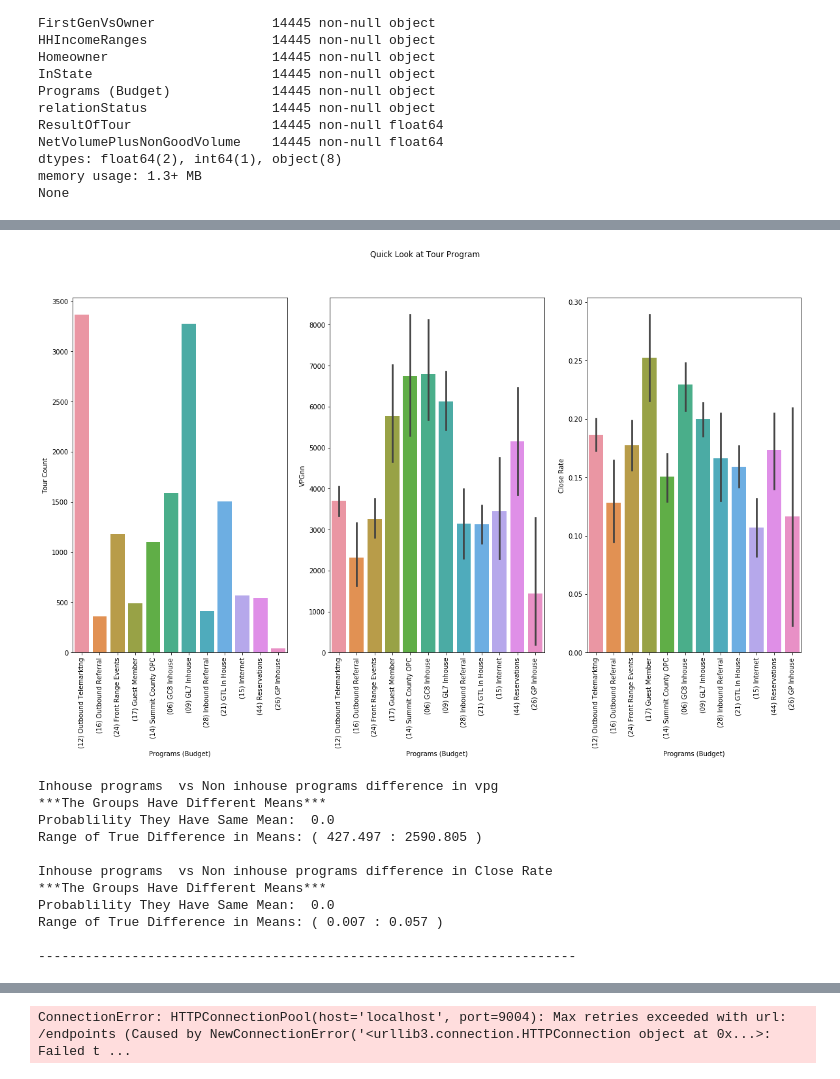
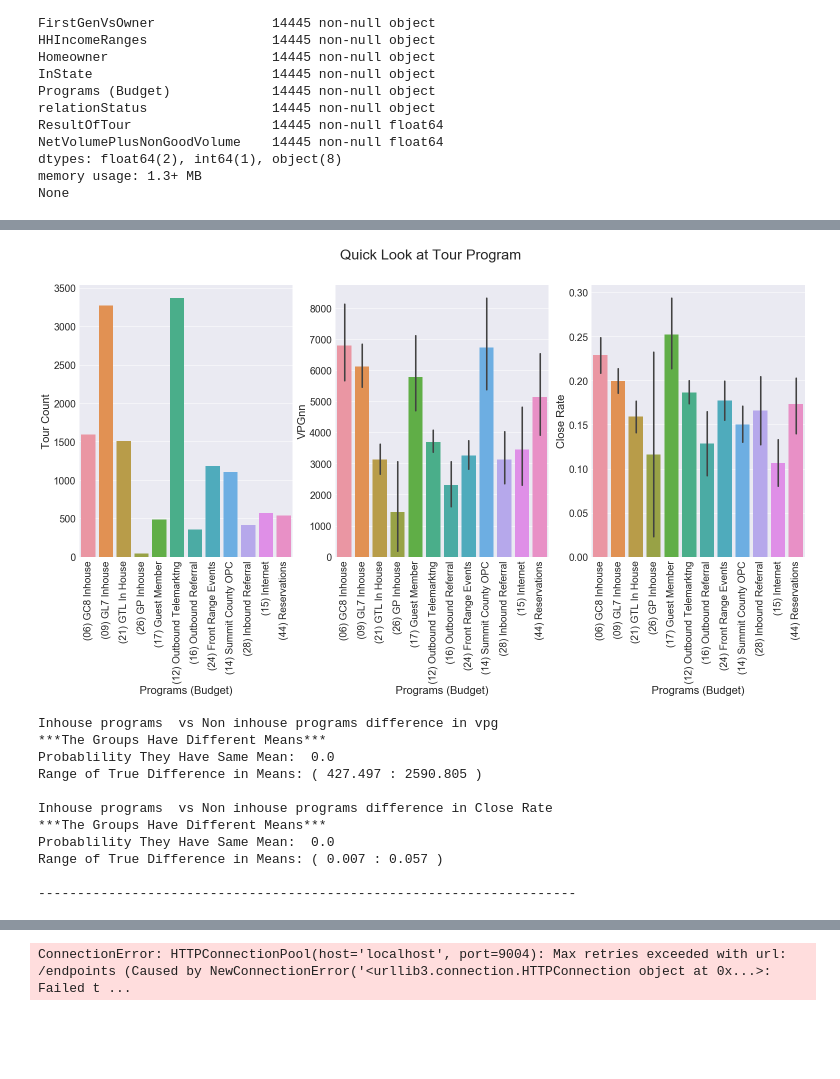
Before and after one commit to zcblack/Springboard, a Jupyter notebook: Capstone2/SpringboardDataCleanUp.ipynb, the cells around one changed output, grey strips where cells are left out. Drawn from its saved outputs; the diff is of its cells as text; code cells hidden in the pictures; blank space fills up the shorter version.

```diff
--- a/Capstone2/SpringboardDataCleanUp.ipynb
+++ b/Capstone2/SpringboardDataCleanUp.ipynb
@@ -411,33 +518,33 @@ Range of True Difference in Means: ( 0.018 : 0.071 )
 ---------------------------------------------------------------------
 # %%
 plt.subplot(1,3,1)
-sns.countplot(x= 'Programs (Budget)', data = df)
+sns.countplot(x= 'Programs (Budget)', data = df, order = ['(06) GC8 Inhouse','(09) GL7 Inhouse','(21) GTL In House','(26) GP Inhouse','(17) Guest Member','(12) Outbound Telemarktng','(16) Outbound Referral','(24) Front Range Events','(14) Summit County OPC','(28) Inbound Referral','(15) Internet','(44) Reservations'])
 plt.xticks(rotation=90)
 plt.ylabel('Tour Count')
 plt.subplot(1,3,2)
-sns.barplot(x= 'Programs (Budget)', y = 'NetVolumePlusNonGoodVolume', data = df)
+sns.barplot(x= 'Programs (Budget)', y = 'NetVolumePlusNonGoodVolume', data = df, order = ['(06) GC8 Inhouse','(09) GL7 Inhouse','(21) GTL In House','(26) GP Inhouse','(17) Guest Member','(12) Outbound Telemarktng','(16) Outbound Referral','(24) Front Range Events','(14) Summit County OPC','(28) Inbound Referral','(15) Internet','(44) Reservations'])
 plt.xticks(rotation=90)
 plt.ylabel('VPGnn')
 plt.subplot(1,3,3)
-sns.barplot(x= 'Programs (Budget)', y = 'ResultOfTour', data = df)
+sns.barplot(x= 'Programs (Budget)', y = 'ResultOfTour', data = df, order = ['(06) GC8 Inhouse','(09) GL7 Inhouse','(21) GTL In House','(26) GP Inhouse','(17) Guest Member','(12) Outbound Telemarktng','(16) Outbound Referral','(24) Front Range Events','(14) Summit County OPC','(28) Inbound Referral','(15) Internet','(44) Reservations'])
 plt.xticks(rotation=90)
 plt.ylabel('Close Rate')
 plt.suptitle('Quick Look at Tour Program')
 plt.show()
 
 #Inhouse programs  vs Non inhouse differnce in vpg z test
 dfInhouse = df[(df['Programs (Budget)']=='(06) GC8 Inhouse')|(df['Programs (Budget)']=='(21) GTL In House')|(df['Programs (Budget)']=='(26) GP Inhouse')|(df['Programs (Budget)']=='(09) GL7 Inhouse')|(df['Programs (Budget)']=='(17) Guest Member')]
 dfNotInhouse = df[(df['Programs (Budget)']=='(12) Outbound Telemarktng')|(df['Programs (Budget)']=='(16) Outbound Referral')|(df['Programs (Budget)']=='(24) Front Range Events')|(df['Programs (Budget)']=='(14) Summit County OPC')|(df['Programs (Budget)']=='(28) Inbound Referral')|(df['Programs (Budget)']=='(15) Internet')|(df['Programs (Budget)']=='(44) Reservations')]
 
 print('Inhouse programs  vs Non inhouse programs difference in vpg')
 zTest(df,dfInhouse,dfNotInhouse, 'NetVolumePlusNonGoodVolume', alpha)
 print()
 print('Inhouse programs  vs Non inhouse programs difference in Close Rate')
 zTest(df,dfInhouse,dfNotInhouse, 'ResultOfTour', alpha)
 print()
 print('---------------------------------------------------------------------')
 # %% [output]
-[figure, old version]
+[figure, new version]
 Inhouse programs  vs Non inhouse programs difference in vpg
 ***The Groups Have Different Means***
 Probablility They Have Same Mean:  0.0
```
Also changed, not shown: parts of 23 cells of this notebook.
